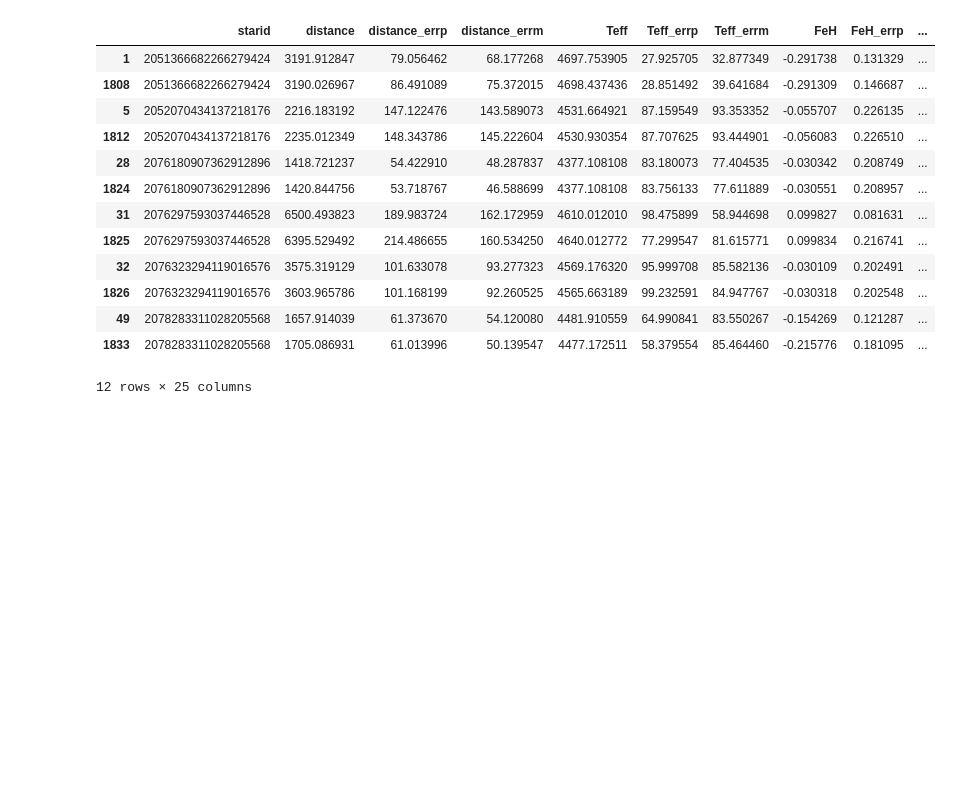
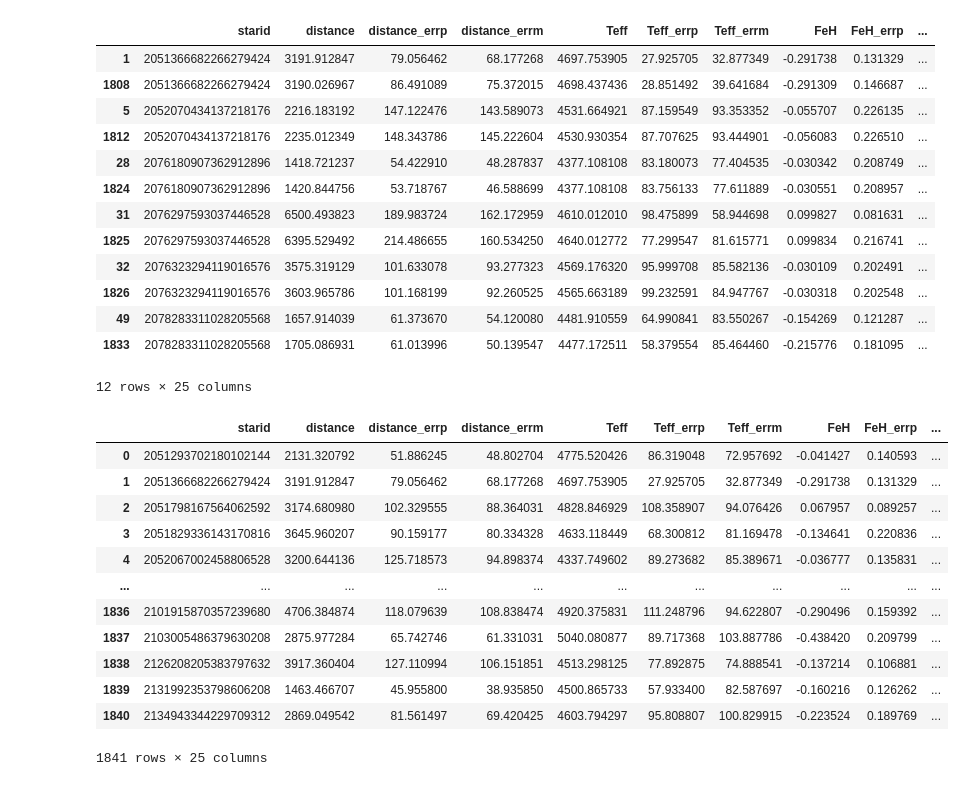
Before and after one commit to sabinebolwell05/final_paper_run, a Jupyter notebook: src/7_read_basta_input.ipynb, the cells around one changed output. Drawn from its saved outputs; the diff is of its cells as text; code cells hidden in the pictures; blank space fills up the shorter version.

```diff
--- a/src/7_read_basta_input.ipynb
+++ b/src/7_read_basta_input.ipynb
@@ -19,7 +19,7 @@ def flag_3sigma(df, checks):
     df["FITFLAG"] = flag.astype(int)
     return df
 # %%
-data_dir = '~/Desktop/Data/final_runs/output/'
+data_dir = '~/BASTA/BASTA/final_runs/output/'
 
 input_names = [
         "starid", "numax", "numax_err", "dnu", "dnu_err", "Teff", "Teff_err", "FeH", "FeH_err", "RA", "DEC",
@@ -81,16 +112,19 @@ output_file[output_file.duplicated(subset='starid',keep=False)].sort_values(by='
 | 1833 | 2078283311028205568 | 1705.086931 | 61.013996 | 50.139547 | 4477.172511 | 58.379554 | 85.464460 | -0.215776 | 0.181095 | ... |
 12 rows × 25 columns
 # %%
-
-input = pd.read_csv('../data/basta_ascii_files/raw_a.csv',sep='\s+',names=input_names)
-
-print(f"{output['Teff'].isna().sum()} stars where fitting failed :/")
-
-checks = [
-    ("FeH", "FeH_err"),
-    ("Teff",  "Teff_err"),
-    ("numax", "numax_err")
-]
-
-table1 = output.merge(input,how='left',on='starid',suffixes=['','_input'])
+output_file
+# %% [output]
+|  | starid | distance | distance_errp | distance_errm | Teff | Teff_errp | Teff_errm | FeH | FeH_errp | ... |
+| 0 | 2051293702180102144 | 2131.320792 | 51.886245 | 48.802704 | 4775.520426 | 86.319048 | 72.957692 | -0.041427 | 0.140593 | ... |
+| 1 | 2051366682266279424 | 3191.912847 | 79.056462 | 68.177268 | 4697.753905 | 27.925705 | 32.877349 | -0.291738 | 0.131329 | ... |
+| 2 | 2051798167564062592 | 3174.680980 | 102.329555 | 88.364031 | 4828.846929 | 108.358907 | 94.076426 | 0.067957 | 0.089257 | ... |
+| 3 | 2051829336143170816 | 3645.960207 | 90.159177 | 80.334328 | 4633.118449 | 68.300812 | 81.169478 | -0.134641 | 0.220836 | ... |
+| 4 | 2052067002458806528 | 3200.644136 | 125.718573 | 94.898374 | 4337.749602 | 89.273682 | 85.389671 | -0.036777 | 0.135831 | ... |
+| ... | ... | ... | ... | ... | ... | ... | ... | ... | ... | ... |
+| 1836 | 2101915870357239680 | 4706.384874 | 118.079639 | 108.838474 | 4920.375831 | 111.248796 | 94.622807 | -0.290496 | 0.159392 | ... |
+| 1837 | 2103005486379630208 | 2875.977284 | 65.742746 | 61.331031 | 5040.080877 | 89.717368 | 103.887786 | -0.438420 | 0.209799 | ... |
+| 1838 | 2126208205383797632 | 3917.360404 | 127.110994 | 106.151851 | 4513.298125 | 77.892875 | 74.888541 | -0.137214 | 0.106881 | ... |
+| 1839 | 2131992353798606208 | 1463.466707 | 45.955800 | 38.935850 | 4500.865733 | 57.933400 | 82.587697 | -0.160216 | 0.126262 | ... |
+| 1840 | 2134943344229709312 | 2869.049542 | 81.561497 | 69.420425 | 4603.794297 | 95.808807 | 100.829915 | -0.223524 | 0.189769 | ... |
+1841 rows × 25 columns
 # %%
```
Also changed, not shown: parts of 10 cells of this notebook, 2 other files.
